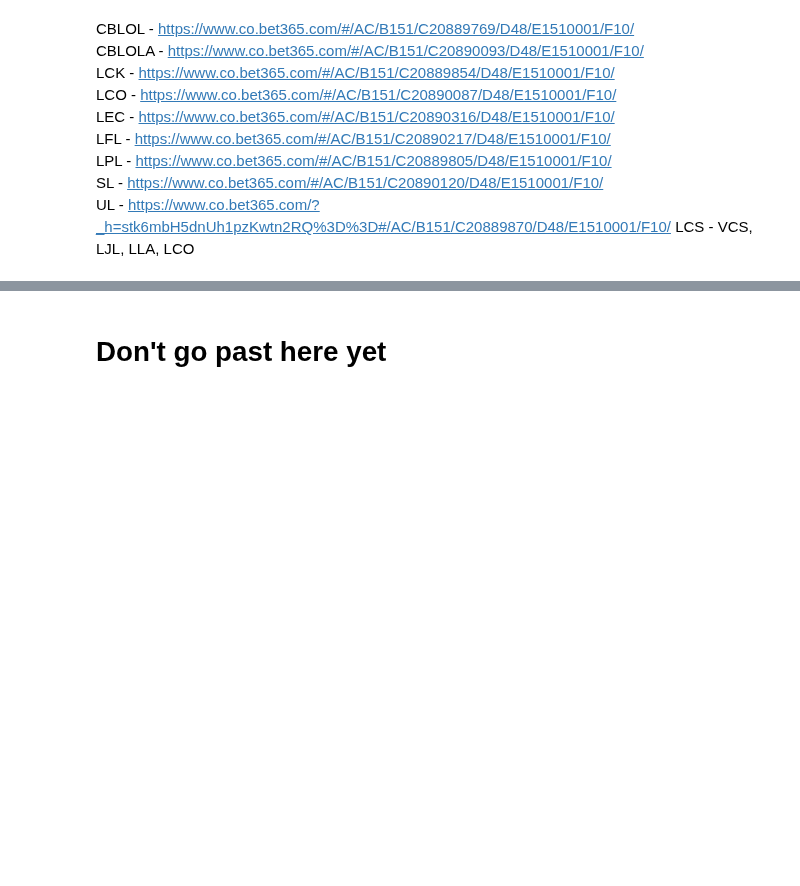
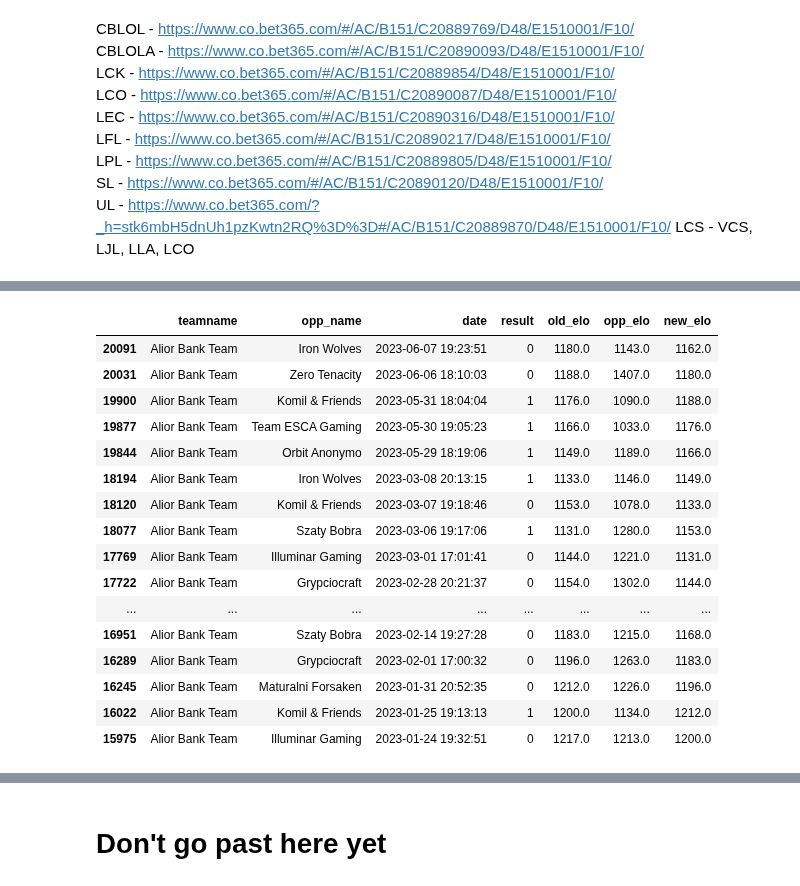
Before and after one commit to richie-p-meyer/league, a Jupyter notebook: scratch.ipynb, the cells around one changed output, grey strips where cells are left out. Saved outputs shown, nothing was run; the diff lists cells and outputs as text; code cells hidden in the pictures; blank space fills up the shorter version.

```diff
--- a/scratch.ipynb
+++ b/scratch.ipynb
@@ -409,4 +409,24 @@ monies3 =monies[monies.league.isin(['lck','lpl'])][['teamname','league','odds','
 monies3 = monies3[monies3.odds_diff_3>.08]
+# %%
+get_team(df,'Alior Bank Team',20)
+# %% [output]
+|  | teamname | opp_name | date | result | old_elo | opp_elo | new_elo |
+| 20091 | Alior Bank Team | Iron Wolves | 2023-06-07 19:23:51 | 0 | 1180.0 | 1143.0 | 1162.0 |
+| 20031 | Alior Bank Team | Zero Tenacity | 2023-06-06 18:10:03 | 0 | 1188.0 | 1407.0 | 1180.0 |
+| 19900 | Alior Bank Team | Komil & Friends | 2023-05-31 18:04:04 | 1 | 1176.0 | 1090.0 | 1188.0 |
+| 19877 | Alior Bank Team | Team ESCA Gaming | 2023-05-30 19:05:23 | 1 | 1166.0 | 1033.0 | 1176.0 |
+| 19844 | Alior Bank Team | Orbit Anonymo | 2023-05-29 18:19:06 | 1 | 1149.0 | 1189.0 | 1166.0 |
+| 18194 | Alior Bank Team | Iron Wolves | 2023-03-08 20:13:15 | 1 | 1133.0 | 1146.0 | 1149.0 |
+| 18120 | Alior Bank Team | Komil & Friends | 2023-03-07 19:18:46 | 0 | 1153.0 | 1078.0 | 1133.0 |
+| 18077 | Alior Bank Team | Szaty Bobra | 2023-03-06 19:17:06 | 1 | 1131.0 | 1280.0 | 1153.0 |
+| 17769 | Alior Bank Team | Illuminar Gaming | 2023-03-01 17:01:41 | 0 | 1144.0 | 1221.0 | 1131.0 |
+| 17722 | Alior Bank Team | Grypciocraft | 2023-02-28 20:21:37 | 0 | 1154.0 | 1302.0 | 1144.0 |
+| ... | ... | ... | ... | ... | ... | ... | ... |
+| 16951 | Alior Bank Team | Szaty Bobra | 2023-02-14 19:27:28 | 0 | 1183.0 | 1215.0 | 1168.0 |
+| 16289 | Alior Bank Team | Grypciocraft | 2023-02-01 17:00:32 | 0 | 1196.0 | 1263.0 | 1183.0 |
+| 16245 | Alior Bank Team | Maturalni Forsaken | 2023-01-31 20:52:35 | 0 | 1212.0 | 1226.0 | 1196.0 |
+| 16022 | Alior Bank Team | Komil & Friends | 2023-01-25 19:13:13 | 1 | 1200.0 | 1134.0 | 1212.0 |
+| 15975 | Alior Bank Team | Illuminar Gaming | 2023-01-24 19:32:51 | 0 | 1217.0 | 1213.0 | 1200.0 |
 # %%
 monies3
 # %% [output]
```
Also changed, not shown: parts of 7 cells of this notebook, 11 other files.
